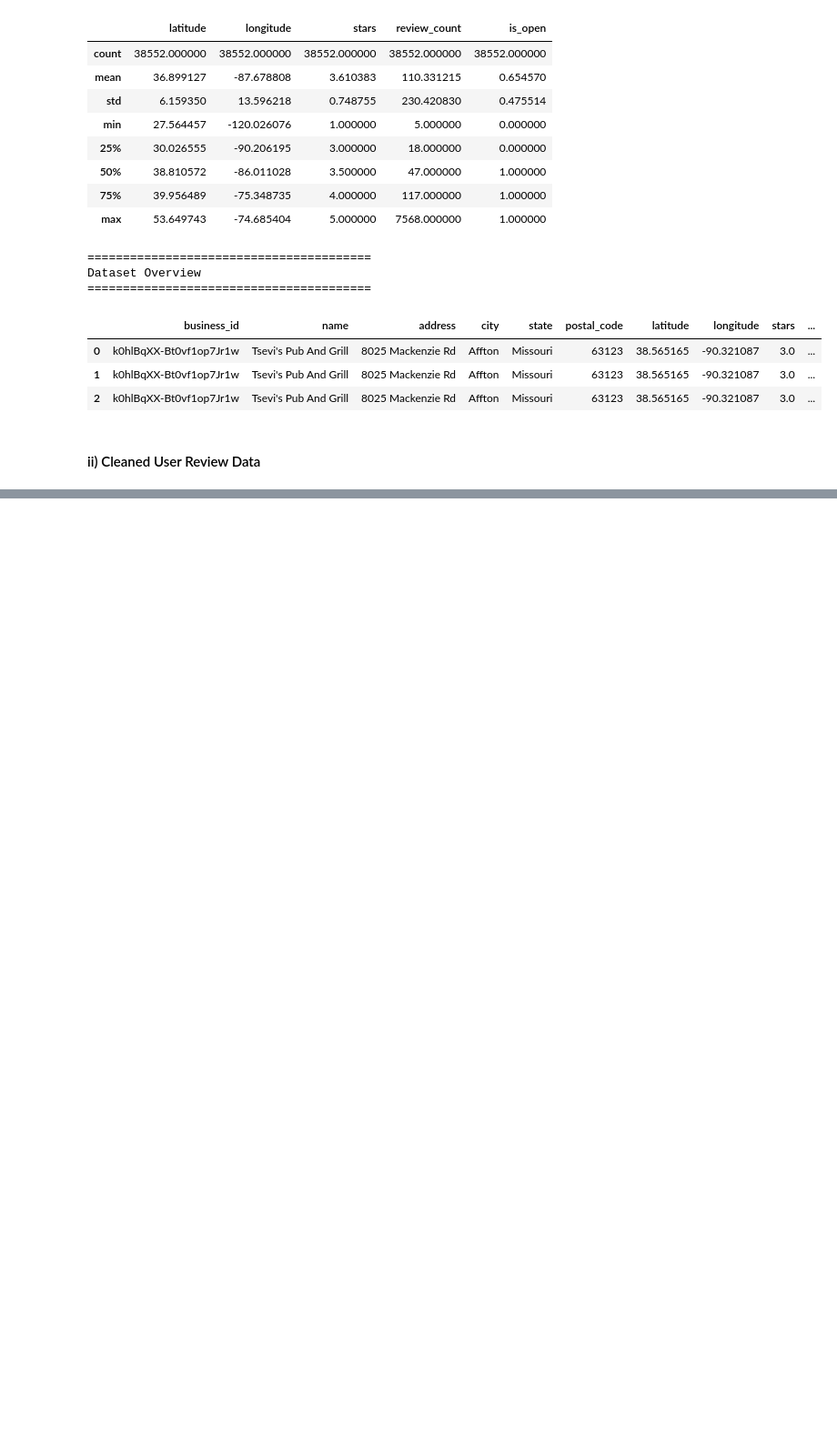
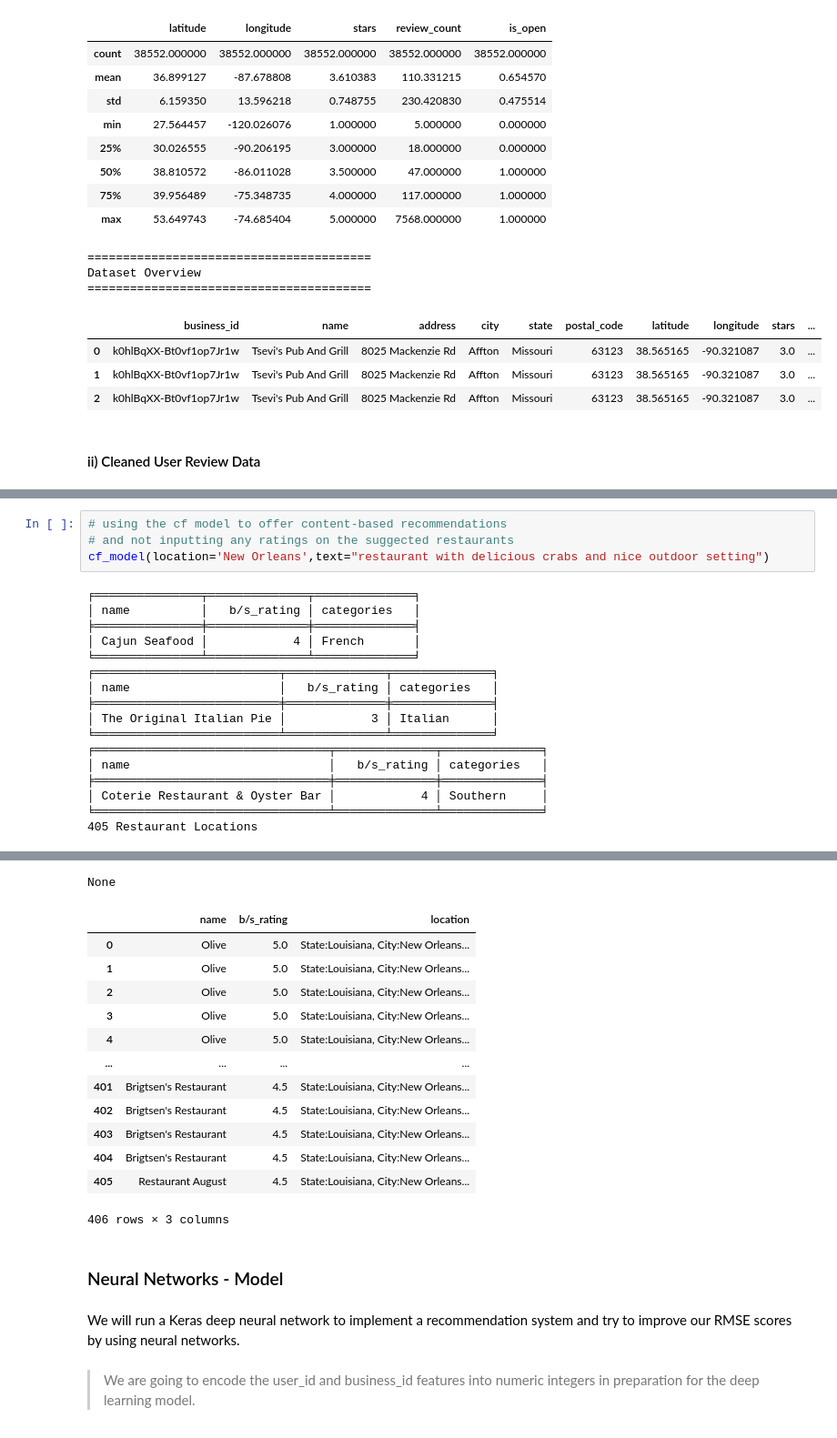
Before and after one commit to RonoHenry/Restaurant-Recommendation-System, a Jupyter notebook: Modelling.ipynb, the cells around one changed output, grey strips where cells are left out. Shown: that part at 91% size. Drawn from its saved outputs; the diff is of its cells as text; blank space fills up the shorter version.

```diff
--- a/Modelling.ipynb
+++ b/Modelling.ipynb
@@ -493,0 +673,21 @@ Top 5 Restaurants Like [Red Square Deli]
+# %%
+# using the cf model to offer content-based recommendations
+# and not inputting any ratings on the suggected restaurants
+cf_model(location='New Orleans',text="restaurant with delicious crabs and nice outdoor setting")
+# %% [output]
+╒═══════════════╤══════════════╤══════════════╕
+│ name          │   b/s_rating │ categories   │
+╞═══════════════╪══════════════╪══════════════╡
+│ Cajun Seafood │            4 │ French       │
+╘═══════════════╧══════════════╧══════════════╛
+╒══════════════════════════╤══════════════╤══════════════╕
+│ name                     │   b/s_rating │ categories   │
+╞══════════════════════════╪══════════════╪══════════════╡
+│ The Original Italian Pie │            3 │ Italian      │
+╘══════════════════════════╧══════════════╧══════════════╛
+╒═════════════════════════════════╤══════════════╤══════════════╕
+│ name                            │   b/s_rating │ categories   │
+╞═════════════════════════════════╪══════════════╪══════════════╡
+│ Coterie Restaurant & Oyster Bar │            4 │ Southern     │
+╘═════════════════════════════════╧══════════════╧══════════════╛
+405 Restaurant Locations
@@ -493,0 +695,20 @@ Top 5 Restaurants Like [Red Square Deli]
+None
+|  | name | b/s_rating | location |
+| 0 | Olive | 5.0 | State:Louisiana, City:New Orleans... |
+| 1 | Olive | 5.0 | State:Louisiana, City:New Orleans... |
+| 2 | Olive | 5.0 | State:Louisiana, City:New Orleans... |
+| 3 | Olive | 5.0 | State:Louisiana, City:New Orleans... |
+| 4 | Olive | 5.0 | State:Louisiana, City:New Orleans... |
+| ... | ... | ... | ... |
+| 401 | Brigtsen's Restaurant | 4.5 | State:Louisiana, City:New Orleans... |
+| 402 | Brigtsen's Restaurant | 4.5 | State:Louisiana, City:New Orleans... |
+| 403 | Brigtsen's Restaurant | 4.5 | State:Louisiana, City:New Orleans... |
+| 404 | Brigtsen's Restaurant | 4.5 | State:Louisiana, City:New Orleans... |
+| 405 | Restaurant August | 4.5 | State:Louisiana, City:New Orleans... |
+406 rows × 3 columns
+# %% [markdown]
+### Neural Networks - Model
+# %% [markdown]
+We will run a Keras deep neural network to implement a recommendation system and try to improve our RMSE scores by using neural networks.
+# %% [markdown]
+> We are going to encode the user_id and business_id features into numeric integers in preparation for the deep learning model.
```
Also changed, not shown: parts of 87 cells of this notebook.
